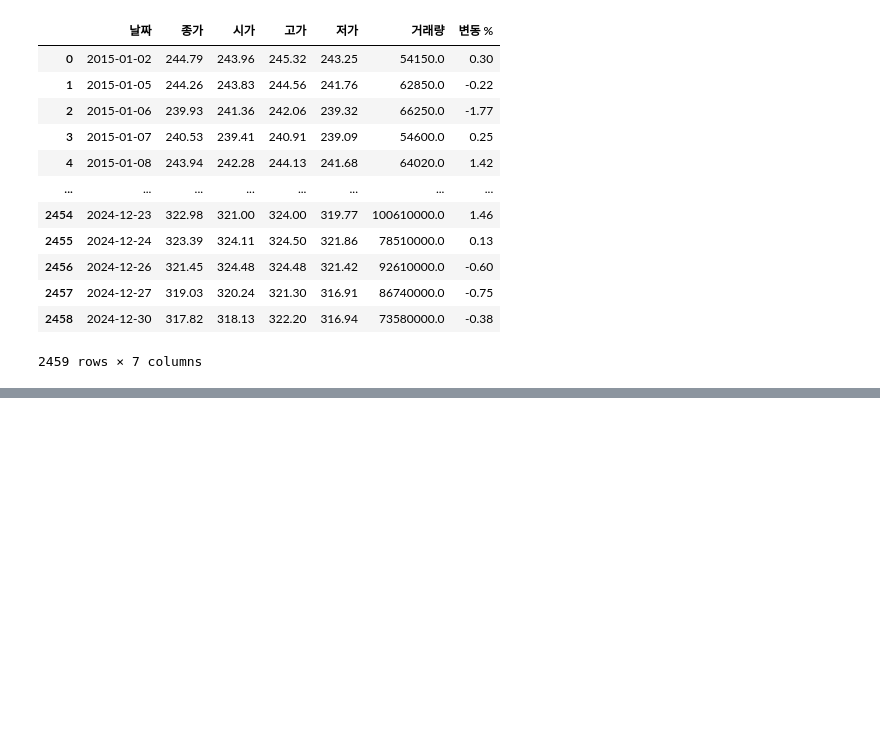
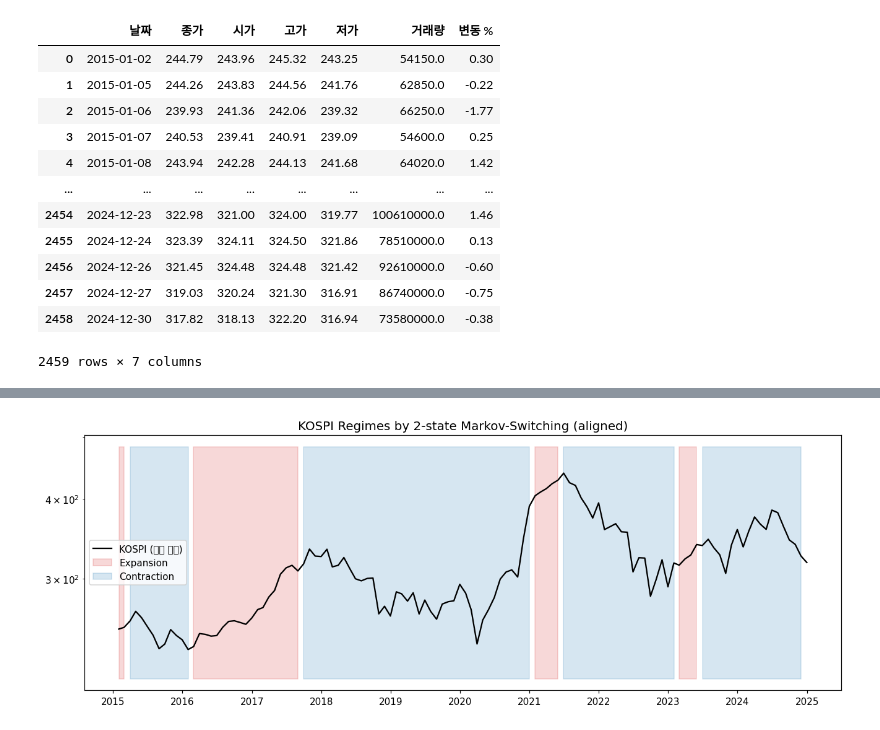
Before and after one commit to UbionProject1-IPO/Project1-2, a Jupyter notebook: notebook/gdp_경기국면.ipynb, the cells around one changed output, grey strips where cells are left out. Cells and saved outputs as stored; diff of their text form; code cells hidden in the pictures; blank space fills up the shorter version.

```diff
--- a/notebook/gdp_경기국면.ipynb
+++ b/notebook/gdp_경기국면.ipynb
@@ -277,0 +246,88 @@ ImportError: numpy.core.multiarray failed to import
+# %%
+# ───────────────────── 0. 라이브러리 ─────────────────────
+import numpy as np
+import pandas as pd
+import matplotlib.pyplot as plt
+from statsmodels.tsa.regime_switching.markov_regression import MarkovRegression
+
+plt.rcParams["figure.dpi"] = 110   # 노트북 해상도 개선
+
+# ───────────────────── 1. 데이터 준비 ─────────────────────
+# (가정) kospi DataFrame이 이미 메모리에 있음: ['날짜','종가', …]
+kospi = kospi.set_index("날짜").sort_index()
+
+# ① 월말 종가
+close = kospi["종가"].resample("M").last()
+
+# ② 로그수익률을 *앞달*로 귀속 → 인덱스 공백 없음
+ret = np.log(close).diff().shift(-1).dropna()
+
+# ───────────────────── 2. Markov-Switching(2 Regimes) 추정 ─────────────────────
+mod = MarkovRegression(
+    endog=ret,
+    k_regimes=2,              # 확장·수축
+    trend="c",                # 각 국면별 상수항
+    switching_variance=True   # 분산도 국면별
+)
+res = mod.fit(method="lbfgs", maxiter=500, disp=False)
+
+# ───────────────────── 3. 국면(label) 판정 ─────────────────────
+prob_state1 = res.smoothed_marginal_probabilities[1]
+regime_means = res.params[:2]          # 국면별 평균
+expansion_regime = regime_means.argmax()
+
+labels = (prob_state1 > 0.5).astype(int).replace({
+    expansion_regime: "Expansion",
+    1 - expansion_regime: "Contraction"
+})
+
+# ───────────────────── 4. 시각화 ─────────────────────
+fig, ax = plt.subplots(figsize=(12, 4.5))
+
+# ① KOSPI 레벨선 (log 스케일)
+ax.plot(close.index, close, color="black", label="KOSPI (월말 종가)")
+ax.set_yscale("log")
+
+# ② 국면 영역 색칠
+colors = {"Expansion": "tab:red", "Contraction": "tab:blue"}
+for phase, color in colors.items():
+    mask = labels == phase
+    if mask.any():
+        ax.fill_between(
+            close.index,
+            close.min() * 0.9, close.max() * 1.1,
+            where=mask.reindex(close.index, fill_value=False),
+            color=color, alpha=0.18, label=phase
+        )
+
+ax.set_title("KOSPI Regimes by 2-state Markov-Switching (aligned)", fontsize=13)
+ax.legend()
+plt.tight_layout()
+plt.show()
+
+# ───────────────────── 5. Regime summary (월-시작 날짜로 표시) ─────────────────────
+df = pd.DataFrame({"label": labels, "ret": ret})
+df["gid"] = (df["label"] != df["label"].shift()).cumsum()   # 연속 구간 ID
+
+def month_start(ts):
+    """월말 Timestamp → 같은 달 1일 Timestamp"""
+    return ts.replace(day=1)
+
+summary = (
+    df.groupby("gid")
+      .agg(
+          Start_raw = ("label", lambda s: s.index[0]),      # 구간 첫 월말
+          End       = ("label", lambda s: s.index[-1]),     # 구간 마지막 월말
+          Regime    = ("label", "first"),
+          Duration_months = ("label", "size"),
+          Mean_return_pct = ("ret",  lambda r: r.mean()*100)
+      )
+      .assign(Start=lambda x: x["Start_raw"].apply(month_start))  # ① 월-시작 변환
+      .drop(columns="Start_raw")
+      .reset_index(drop=True)
+)
+
+print(f"\n◼︎ Regime summary ({summary.Start.min().date()} – {summary.End.max().date()})")
+display(summary)
+# %% [output]
+[figure, added]
```
Also changed, not shown: parts of 12 cells of this notebook, 1 other file.
